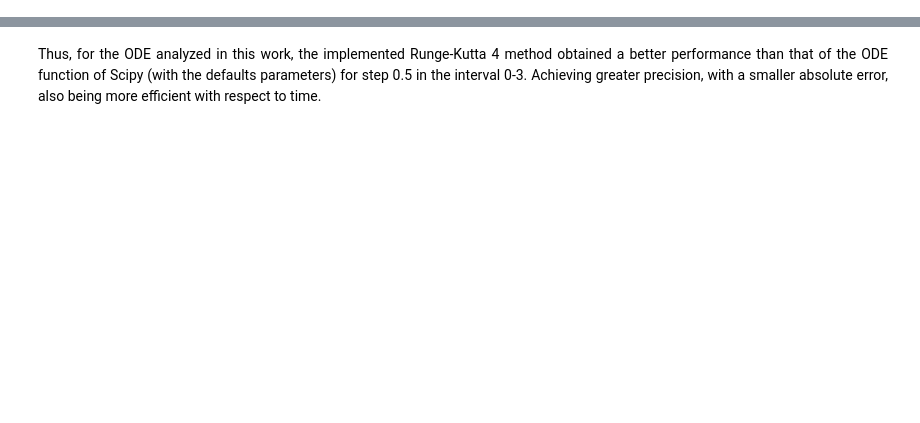
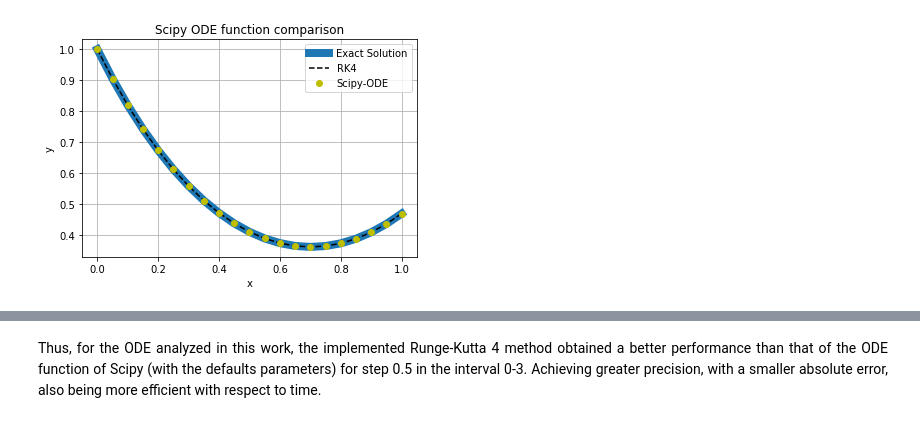
Before and after one commit to HugoSoaresFontes/edoh, a Jupyter notebook: EDOH_en.ipynb, the cells around one changed output, grey strips where cells are left out. Drawn from its saved outputs; the diff is of its cells as text; code cells hidden in the pictures; blank space fills up the shorter version.

```diff
--- a/EDOH_en.ipynb
+++ b/EDOH_en.ipynb
@@ -694,0 +618,93 @@ HTML(html)
+# %%
+import time
+import numpy as np
+from scipy import integrate
+from matplotlib.pylab import *
+from IPython.core.display import HTML
+
+
+x0 = 0
+y0 = 1
+xf = 1.0
+h = 0.05
+edo = edoC
+n = int(round(np.floor((xf - x0)/h)))+1
+
+# Solution 'exact'
+exact = []
+for i in range(n):
+    x = x0 + h*i
+    y = equationC_exact(x)
+    exact.append(y)
+
+tempo_scipy = time.time()
+# Solution Scipy
+r = integrate.ode(edoC).set_integrator('vode', method='bdf')
+r.set_initial_value([y0], x0)
+domain_scipy = np.zeros((n, 1))
+sol_scipy = np.zeros((n, 1))
+domain_scipy[0] = x0
+sol_scipy[0] = y0
+k = 1
+
+while r.successful() and k < n:
+    r.integrate(r.t + h)
+    domain_scipy[k] = r.t
+    sol_scipy[k] = r.y[0]
+    k += 1
+tempo_scipy = time.time() - tempo_scipy
+
+tempo_rk4_implementado = time.time()
+t, rk4 = calculate_by_rk4(edo, x0, y0, h, n)
+tempo_rk4_implementado = time.time() - tempo_rk4_implementado
+
+_exact, = plt.plot(t, exact, label="Exact Solution", linewidth=8.0)
+_rk4, = plt.plot(t, rk4, '--', label="RK4", color='black')
+_sol_scipy, = plt.plot(t, sol_scipy, 'o', color="y", label="Scipy-ODE")
+
+plt.title("Scipy ODE function comparison")
+plt.legend(handles=[_exact, _rk4, _sol_scipy])
+grid('on')
+xlabel('x')
+ylabel('y')
+plt.show()
+html = """
+     <table style="border:none">
+         <tr style="border:none">
+             <th style="padding:20px; border:none; background-color:#f7f7f7;" colspan="4">
+             <center> h = %.3f </center> """ %h + """
+             </th>
+         </tr>
+         <tr style="border:none">
+             <th style="padding:20px; border:none; background-color:#f7f7f7;">Method</th>
+             <th style="padding:20px; border:none; background-color:#f7f7f7;">Precision (percentage)</th>
+             <th style="padding:20px; border:none; background-color:#f7f7f7;"> absolut error </th>
+             <th style="padding:20px; border:none; background-color:#f7f7f7;"> Time (seconds) </th>
+         </tr>
+         <tr style="border:none;">
+             <td style="padding:20px; border:none;">Scipy-ODE</td>
+             <td style="padding:20px; border:none;">%s</td>
+             """ %str(calculate_precision(exact, sol_scipy)[0]) + """
+             <td style="padding:20px; border:none;">%s</td>
+             """ %str(calculate_absolute_error(exact, sol_scipy)[0]) + """
+             <td style="padding:20px; border:none"> %f </td>""" %tempo_scipy + """
+        <\tr>
+        <tr style="border:none;">
+             <td style="padding:20px; border:none;">RK4 Implemented</td>
+             <td style="padding:20px; border:none;">%s</td> """ %str(calculate_precision(exact, rk4)) + """
+             <td style="padding:20px; border:none;">%s</td> """ %str(calculate_absolute_error(exact, rk4)) + """
+             <td style="padding:20px; border:none;"> %f </td>""" %tempo_rk4_implementado + """
+        </tr>
+        <tr style="border:none">
+             <th style="padding:20px; border:none; background-color:#f7f7f7;">Results</th>
+             <th style="padding:20px; border:none; background-color:#f7f7f7; color:green;">
+                 %f """ %(calculate_precision(exact, rk4)-calculate_precision(exact, sol_scipy)[0])  + """ more eficient </th>
+             <th style="padding:20px; border:none; background-color:#f7f7f7; color:green;">
+                 %f """ %(calculate_absolute_error(exact, sol_scipy)[0]-calculate_absolute_error(exact, rk4))  + """ less </th>
+             <th style="padding:20px; border:none; background-color:#f7f7f7; color:green;">
+                 %f """ %(tempo_scipy-tempo_rk4_implementado) + """ faster
+             </th>
+         </tr>
+     </table>"""
+HTML(html)
+# %% [output]
@@ -694,0 +713 @@ HTML(html)
+[figure, added]
```
Also changed, not shown: parts of 48 cells of this notebook, 2 other files.
